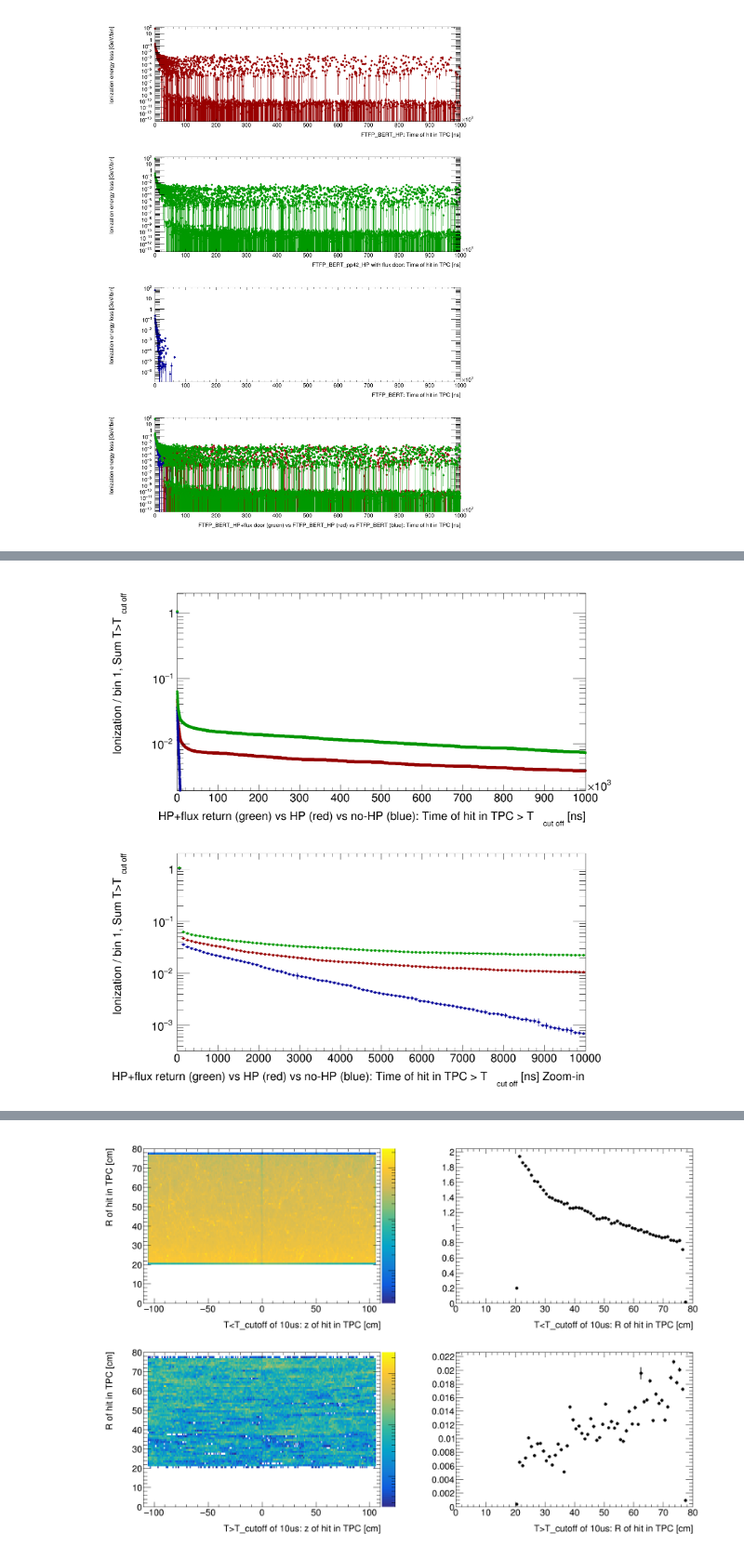
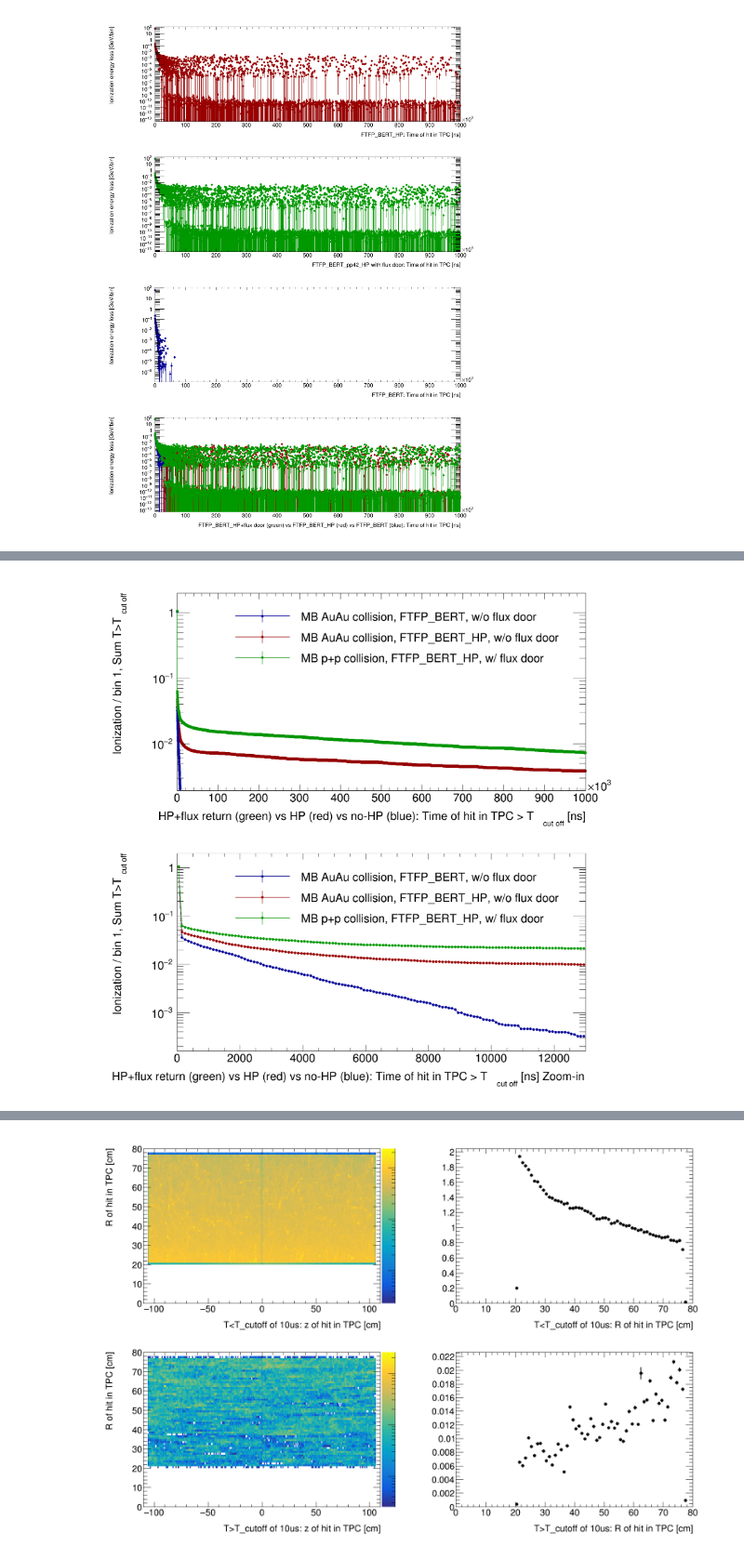
Before and after one commit to blackcathj/macros, a Jupyter notebook: detectors/sPHENIX/Plot.ipynb, the cells around one changed output, grey strips where cells are left out. Shown: that part at 93% size. Drawn from its saved outputs; the diff is of its cells as text; code cells hidden in the pictures.

```diff
--- a/detectors/sPHENIX/Plot.ipynb
+++ b/detectors/sPHENIX/Plot.ipynb
@@ -211,42 +214,52 @@ TH1 * h_eIonTPCHitTime_NormalizedIntegral = NormalizedIntegral(h_eIonTPCHitTime)
 %%cpp
 {
 
     auto c1 = new TCanvas(TString("TimeIntegral") ,
                         TString("TimeIntegral"),
                         1800, 1800);
 
     c1->Divide(1, 2);
     int idx = 1;
     TPad *p;
 
     {
         p = (TPad *) c1->cd(idx++);
         c1->Update();
         p->SetLogy();
-        TH1 * h = (TH1 *)h_eIonTPCHitTime_HP_NormalizedIntegral->DrawClone();
+        TH1 * h = (TH1 *)h_eIonTPCHitTime_HP_NormalizedIntegral->DrawClone("pl");
         h->SetTitle(";HP+flux return (green) vs HP (red) vs no-HP (blue): Time of hit in TPC > T_{cut off} [ns];Ionization / bin 1, Sum T>T_{cut off}");
-        h_eIonTPCHitTime_NormalizedIntegral->DrawClone("SAME");
-        h_eIonTPCHitTime_pp42_HP_NormalizedIntegral->DrawClone("SAME");
+        h_eIonTPCHitTime_NormalizedIntegral->DrawClone("SAME pl");
+        h_eIonTPCHitTime_pp42_HP_NormalizedIntegral->DrawClone("SAME pl");
 
-
+          TLegend * leg= new TLegend(.25,.65,.85,.9);
+          leg->AddEntry(h_eIonTPCHitTime_NormalizedIntegral,"MB AuAu collision, FTFP_BERT, w/o flux door","LPE");
+          leg->AddEntry(h_eIonTPCHitTime_HP_NormalizedIntegral,"MB AuAu collision, FTFP_BERT_HP, w/o flux door","LPE");
+          leg->AddEntry(h_eIonTPCHitTime_pp42_HP_NormalizedIntegral,"MB p+p collision, FTFP_BERT_HP, w/ flux door","LPE");
+          leg->Draw();
     }
 
     {
         p = (TPad *) c1->cd(idx++);
         c1->Update();
         p->SetLogy();
-        TH1 * h = (TH1 *) h_eIonTPCHitTime_NormalizedIntegral->DrawClone();
+        TH1 * h = (TH1 *) h_eIonTPCHitTime_NormalizedIntegral->DrawClone(" pl");
         h->SetTitle(";HP+flux return (green) vs HP (red) vs no-HP (blue): Time of hit in TPC > T_{cut off} [ns] Zoom-in;Ionization / bin 1, Sum T>T_{cut off}");
-        h_eIonTPCHitTime_HP_NormalizedIntegral->DrawClone("SAME");
-        h_eIonTPCHitTime_pp42_HP_NormalizedIntegral->DrawClone("SAME");
-        h->GetXaxis()->SetRangeUser(0,10000);
+        h_eIonTPCHitTime_HP_NormalizedIntegral->DrawClone("SAME pl");
+        h_eIonTPCHitTime_pp42_HP_NormalizedIntegral->DrawClone("SAME pl");
+        h->GetXaxis()->SetRangeUser(0,13000);
+
+          TLegend * leg = new TLegend(.25,.65,.85,.9);
+          leg->AddEntry(h_eIonTPCHitTime_NormalizedIntegral,"MB AuAu collision, FTFP_BERT, w/o flux door","LPE");
+          leg->AddEntry(h_eIonTPCHitTime_HP_NormalizedIntegral,"MB AuAu collision, FTFP_BERT_HP, w/o flux door","LPE");
+          leg->AddEntry(h_eIonTPCHitTime_pp42_HP_NormalizedIntegral,"MB p+p collision, FTFP_BERT_HP, w/ flux door","LPE");
+          leg->Draw();
     }
 
 
     c1->Draw();
 }
 # %% [output]
-[figure, old version]
+[figure, new version]
 # %% [markdown]
 # Discussion
 
```
Also changed, not shown: parts of 4 cells of this notebook.
